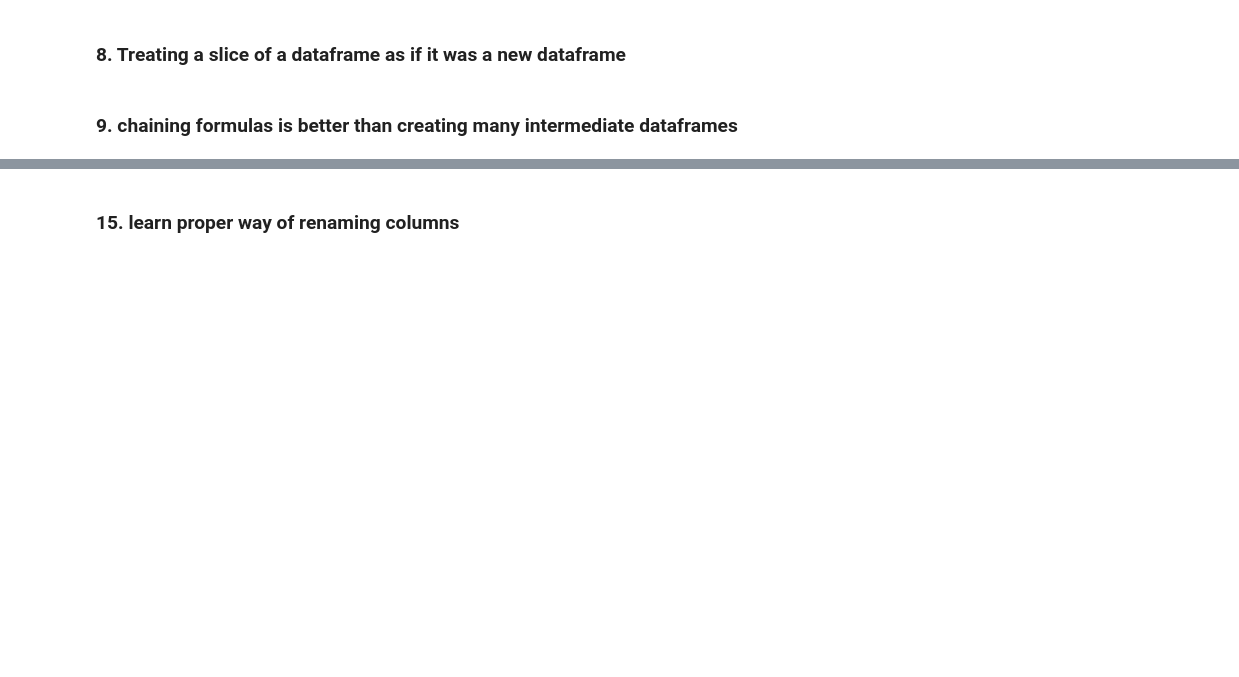
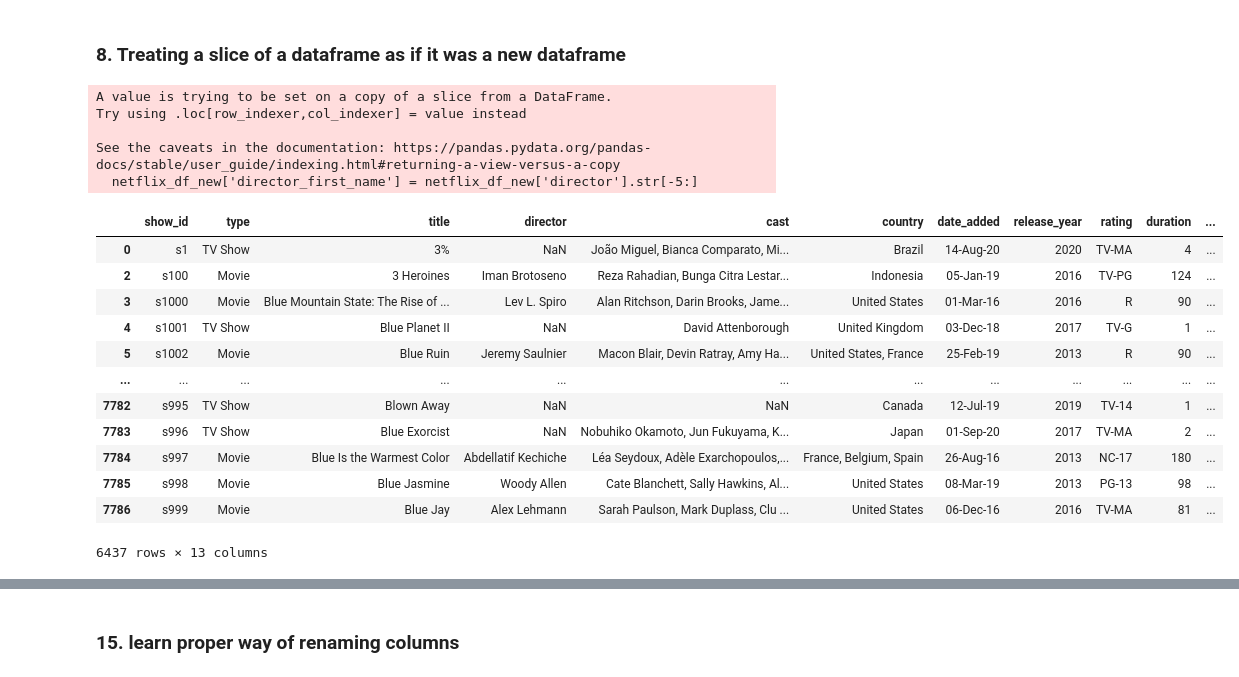
Before and after one commit to yusufnasserdev/python-snippets, a Jupyter notebook: pandas/pandas.ipynb, the cells around one changed output, grey strips where cells are left out. Drawn from its saved outputs; the diff is of its cells as text; code cells hidden in the pictures; blank space fills up the shorter version.

```diff
--- a/pandas/pandas.ipynb
+++ b/pandas/pandas.ipynb
@@ -144,5 +144,3 @@ df['population_squared'] = df.apply(lambda row: row['population'] ** 2, axis=1)
 df['population_squared'] = df['population']**2
 # %% [markdown]
 ### 8. Treating a slice of a dataframe as if it was a new dataframe
-# %% [markdown]
-### 9. chaining formulas is better than creating many intermediate dataframes
@@ -150,0 +147,26 @@ df['population_squared'] = df['population']**2
+# %%
+# Bad practice
+netflix_df = pd.read_csv('Netflix.csv')
+netflix_df_new = netflix_df.query('release_year > 2010')
+
+netflix_df_new['director_first_name'] = netflix_df_new['director'].str[-5:]
+netflix_df_new
+# %% [output]
+A value is trying to be set on a copy of a slice from a DataFrame.
+Try using .loc[row_indexer,col_indexer] = value instead
+
+See the caveats in the documentation: https://pandas.pydata.org/pandas-docs/stable/user_guide/indexing.html#returning-a-view-versus-a-copy
+  netflix_df_new['director_first_name'] = netflix_df_new['director'].str[-5:]
+|  | show_id | type | title | director | cast | country | date_added | release_year | rating | duration | ... |
+| 0 | s1 | TV Show | 3% | NaN | João Miguel, Bianca Comparato, Mi... | Brazil | 14-Aug-20 | 2020 | TV-MA | 4 | ... |
+| 2 | s100 | Movie | 3 Heroines | Iman Brotoseno | Reza Rahadian, Bunga Citra Lestar... | Indonesia | 05-Jan-19 | 2016 | TV-PG | 124 | ... |
+| 3 | s1000 | Movie | Blue Mountain State: The Rise of ... | Lev L. Spiro | Alan Ritchson, Darin Brooks, Jame... | United States | 01-Mar-16 | 2016 | R | 90 | ... |
+| 4 | s1001 | TV Show | Blue Planet II | NaN | David Attenborough | United Kingdom | 03-Dec-18 | 2017 | TV-G | 1 | ... |
+| 5 | s1002 | Movie | Blue Ruin | Jeremy Saulnier | Macon Blair, Devin Ratray, Amy Ha... | United States, France | 25-Feb-19 | 2013 | R | 90 | ... |
+| ... | ... | ... | ... | ... | ... | ... | ... | ... | ... | ... | ... |
+| 7782 | s995 | TV Show | Blown Away | NaN | NaN | Canada | 12-Jul-19 | 2019 | TV-14 | 1 | ... |
+| 7783 | s996 | TV Show | Blue Exorcist | NaN | Nobuhiko Okamoto, Jun Fukuyama, K... | Japan | 01-Sep-20 | 2017 | TV-MA | 2 | ... |
+| 7784 | s997 | Movie | Blue Is the Warmest Color | Abdellatif Kechiche | Léa Seydoux, Adèle Exarchopoulos,... | France, Belgium, Spain | 26-Aug-16 | 2013 | NC-17 | 180 | ... |
+| 7785 | s998 | Movie | Blue Jasmine | Woody Allen | Cate Blanchett, Sally Hawkins, Al... | United States | 08-Mar-19 | 2013 | PG-13 | 98 | ... |
+| 7786 | s999 | Movie | Blue Jay | Alex Lehmann | Sarah Paulson, Mark Duplass, Clu ... | United States | 06-Dec-16 | 2016 | TV-MA | 81 | ... |
+6437 rows × 13 columns
```
Also changed, not shown: parts of 33 cells of this notebook.
